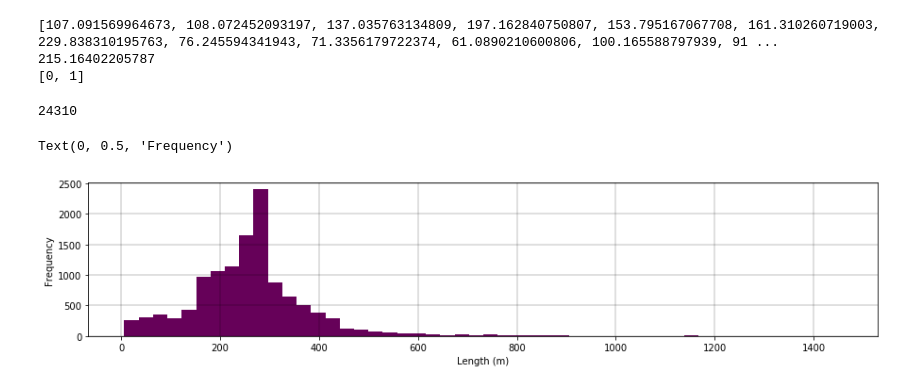
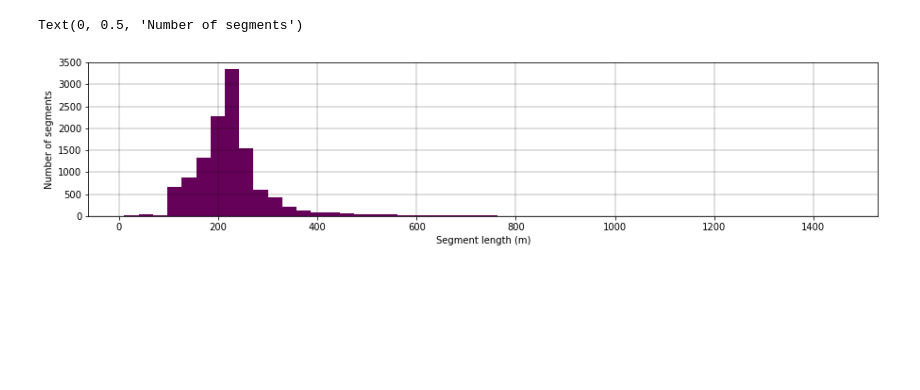
Before and after one commit to CityofToronto/bdit_congestion, a Jupyter notebook: congestion_grid/segment_partition.ipynb, the cells around one changed output. Drawn from its saved outputs; the diff is of its cells as text; code cells hidden in the pictures; blank space fills up the shorter version.

Commit message:
clean up and add graph

```diff
--- a/congestion_grid/segment_partition.ipynb
+++ b/congestion_grid/segment_partition.ipynb
@@ -201,80 +103,22 @@ segments
-# %%
-segment_id = routed['segment_id'].iloc[1].astype(float)
-lengths = routed['length_set'].iloc[1]
-link_dir = routed['link_set'].iloc[1]
-max_multi_length = 200.
-ideal_length = 200
-min_segment_length = 100.
-segments = []
-print(lengths)
-num_seg = (len(lengths))+1
-current_length = 0
-link = 0
-link_inx = []
-def add_segments(current_length, link):
-    while current_length <= max_multi_length and link < num_seg:
-        current_length = current_length + lengths[link]
-        link_inx.append(link)
-        link= link + 1
-    return current_length, link_inx
-
-leng, set = add_segments(current_length, link)
-print(leng)
-print(set)
-
-def handle_subsection(subsection, prev_i, max_segment_length=300.):
-    # Scans through each subsection of `lengths`, grouping together
-    # segments up to `max_segment_length`.
-    subsec_segments = [{'idx': [prev_i, ], 'length': subsection[0]}]
-
-    if len(subsection) > 1:
-        for i, item in enumerate(subsection[1:]):
-            if subsec_segments[-1]['length'] + item > max_segment_length:
-                subsec_segments.append({'idx': [i + prev_i + 1, ], 'length': item})
-            else:
-                subsec_segments[-1]['idx'].append(i + prev_i + 1)
-                subsec_segments[-1]['length'] += item
-
-    return subsec_segments
-# %% [output]
-[107.091569964673, 108.072452093197, 137.035763134809, 197.162840750807, 153.795167067708, 161.310260719003, 229.838310195763, 76.245594341943, 71.3356179722374, 61.0890210600806, 100.165588797939, 91 ...
-215.16402205787
-[0, 1]
-# %%
-seg_list=[107.091569964673, 108.072452093197, 137.035763134809, 197.162840750807, 153.795167067708, 161.310260719003, 229.838310195763, 76.245594341943, 71.3356179722374, 61.0890210600806, 100.165588797939, 91.0405410211722, 29.606433621624, 175.671410471163, 40.6122896299811, 19.3716214874113, 17.5173989308239, 40.5810681035119]
-def split_list(data, n):
-    from itertools import combinations, chain
-    for splits in combinations(range(1, len(data)), n-1):
-        result = []
-        prev = None
-        for split in chain(splits, [None]):
-            result.append(data[prev:split])
-            prev = split
-        yield result
-
-possibility=list(split_list(seg_list,9))
-len(possibility)
-# %% [output]
-24310
 # %%
 class colour:
     """
     Class defining the global colour variables for all functions.
 
     """
     purple = '#660159'
     grey = '#7f7e7e'
     light_grey = '#777777'
     cmap = 'YlOrRd'
-duration_freq = pd.read_sql('''select length from congestion.pythonmerge_results''',con)
+duration_freq = pd.read_sql('''select *  from congestion.partitioned_segments''',con)
 plt.figure(figsize=(15,3))
 plt.hist(duration_freq.length, bins=50, color = colour.purple)
 axes = plt.gca()
 axes.set_facecolor('xkcd:white')
 axes.grid(color='k', linestyle='-', linewidth=0.25)
-#plt.xlim((0,200))
-plt.xlabel('Length (m)')
-plt.ylabel('Frequency')
+
+plt.xlabel('Segment length (m)')
+plt.ylabel('Number of segments')
 # %% [output]
-Text(0, 0.5, 'Frequency')
+Text(0, 0.5, 'Number of segments')
-[figure, old version]
+[figure, new version]
```
Also changed, not shown: parts of 12 cells of this notebook.
